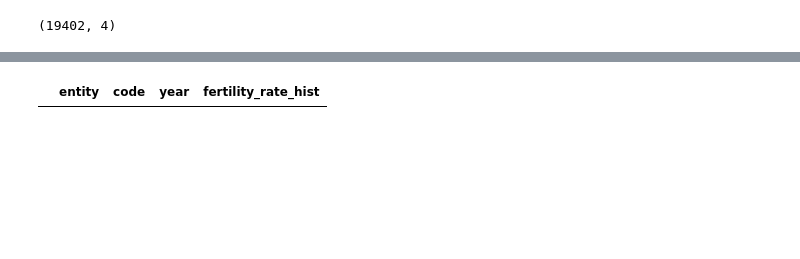
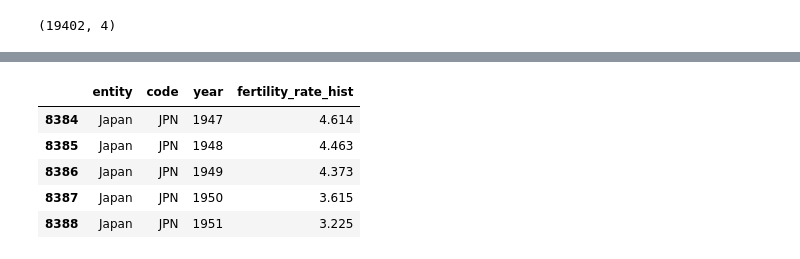
Before and after one commit to ingeAMIR/BigData, a Jupyter notebook: U1_2_PRUEBA/notebooks/03_fertility_rate.ipynb, the cells around one changed output, grey strips where cells are left out. Drawn from its saved outputs; the diff is of its cells as text; code cells hidden in the pictures; blank space fills up the shorter version.

```diff
--- a/U1_2_PRUEBA/notebooks/03_fertility_rate.ipynb
+++ b/U1_2_PRUEBA/notebooks/03_fertility_rate.ipynb
@@ -21,5 +26,10 @@ df.shape
 # %%
-japon= df[df["entity"]=="japan"]
+japon = df[df["entity"]=="Japan"]
 japon.head()
 # %% [output]
 |  | entity | code | year | fertility_rate_hist |
+| 8384 | Japan | JPN | 1947 | 4.614 |
+| 8385 | Japan | JPN | 1948 | 4.463 |
+| 8386 | Japan | JPN | 1949 | 4.373 |
+| 8387 | Japan | JPN | 1950 | 3.615 |
+| 8388 | Japan | JPN | 1951 | 3.225 |
```
Also changed, not shown: parts of 30 cells of this notebook, 6 other files.
